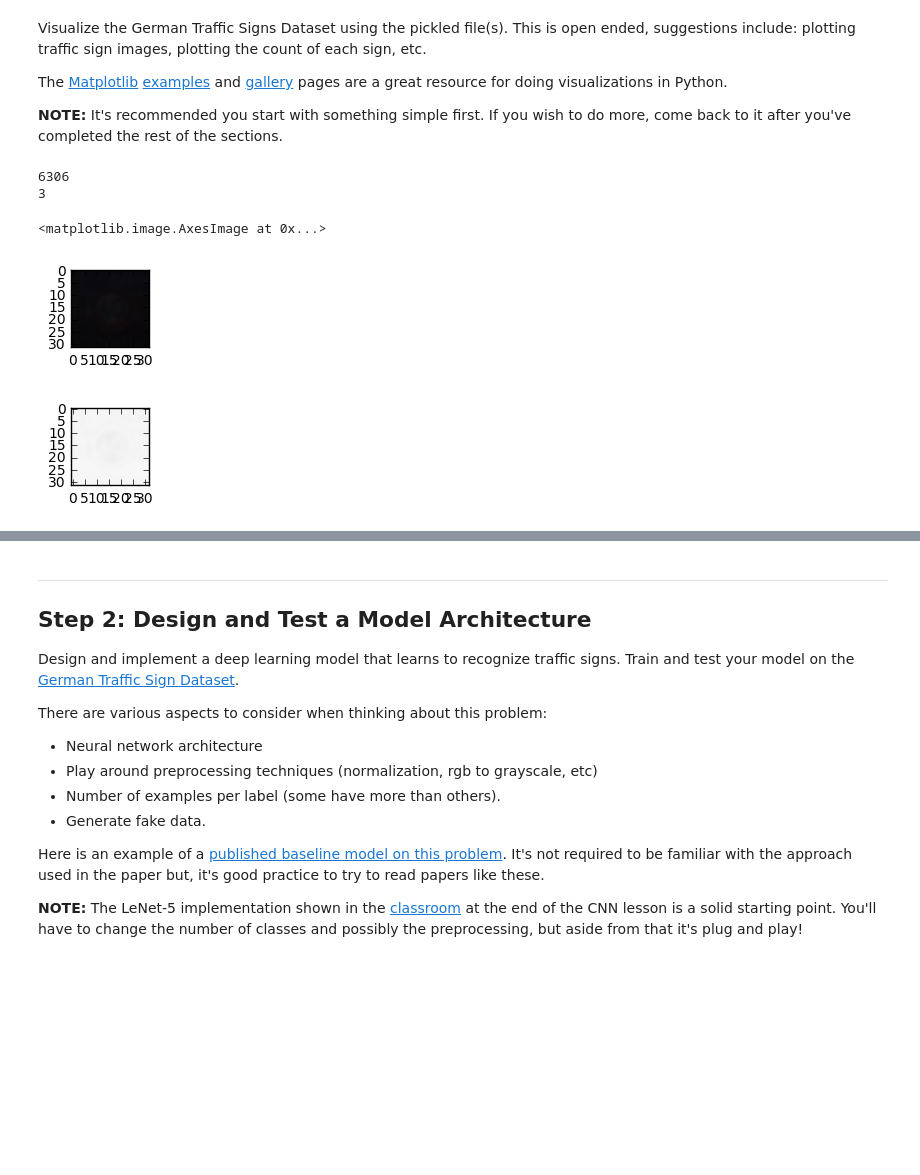
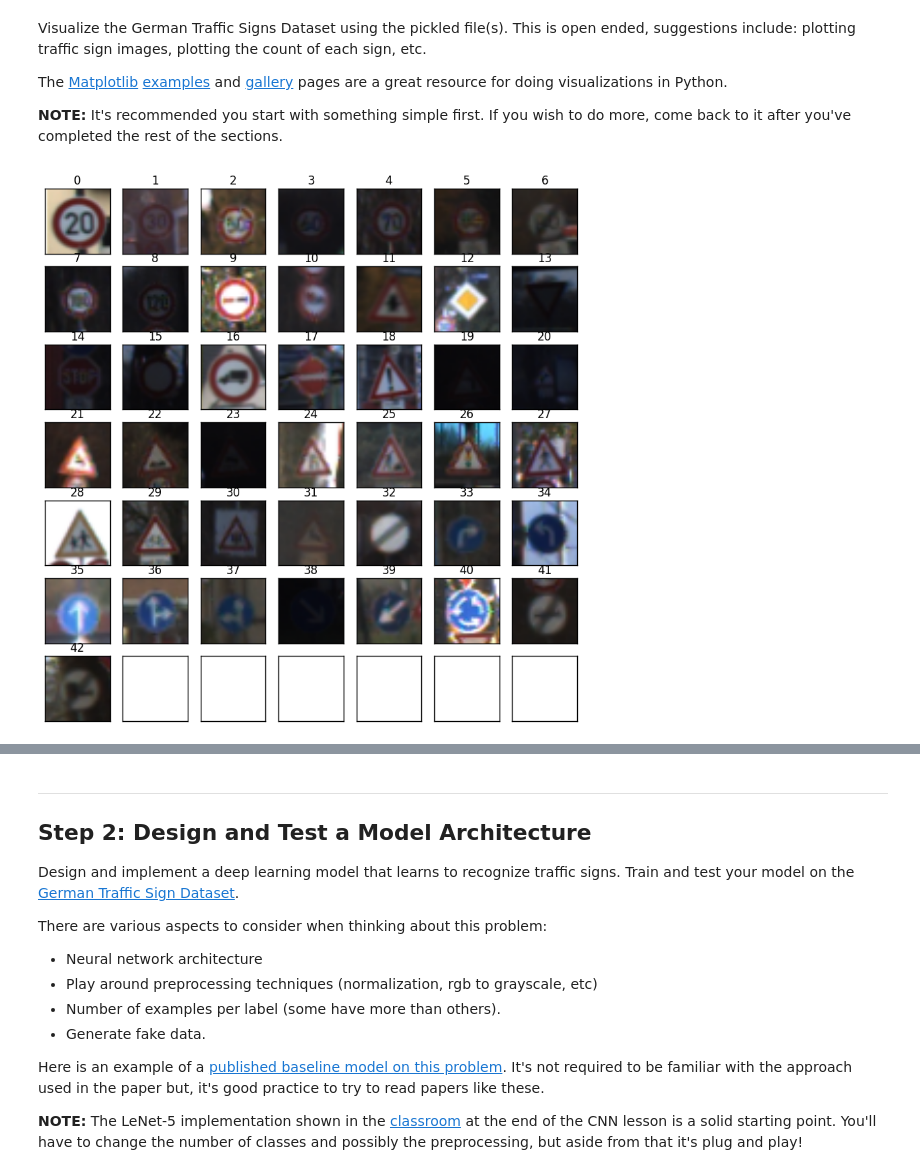
Before and after one commit to chandrusuresh/CarND-Traffic-Sign-Classifier-Project, a Jupyter notebook: Traffic_Sign_Classifier.ipynb, the cells around one changed output, grey strips where cells are left out. Cells and saved outputs as stored; diff of their text form; code cells hidden in the pictures; blank space fills up the shorter version.

```diff
--- a/Traffic_Sign_Classifier.ipynb
+++ b/Traffic_Sign_Classifier.ipynb
@@ -91,42 +91,32 @@ Visualize the German Traffic Signs Dataset using the pickled file(s). This is op
 The [Matplotlib](http://matplotlib.org/) [examples](http://matplotlib.org/examples/index.html) and [gallery](http://matplotlib.org/gallery.html) pages are a great resource for doing visualizations in Python.
 
 **NOTE:** It's recommended you start with something simple first. If you wish to do more, come back to it after you've completed the rest of the sections.
-# %%
-### Data exploration visualization code goes here.
-### Feel free to use as many code cells as needed.
-import matplotlib.pyplot as plt
-# Visualizations will be shown in the notebook.
-%matplotlib inline
-import random
-
-index = random.randint(0, len(X_train))
-index = 6306# 30669#, 6306
-print(index)
-image = X_train[index]#.squeeze()
-
-plt.figure(figsize=(1,1))
-plt.imshow(image)#, cmap="gray")
-print(y_train[index])
-
-img = np.zeros(np.shape(X_train))
-
-import cv2
-for i in range(np.size(X_train,0)):
-    img[i,:,:,:] = cv2.cvtColor( X_train[i,:,:,:], cv2.COLOR_RGB2GRAY ).reshape((np.size(X_train,1),np.size(X_train,2),1))
-
-plt.figure(figsize=(1,1))
-plt.imshow(img[index,:,:,:])
-
-# norm_image = cv2.normalize(img[index,:,:,:], alpha=-1, beta=1, norm_type=cv2.NORM_MINMAX, dtype=cv2.CV_32F)
-# print("Min & max of gray image is: ", np.min(img[index,:,:,:],axis=2), np.max(img[index,:,:,:],axis=2))
-# gray_img = img[index,:,:,:].astype(float)
-# norm_image = np.zeros(np.shape(gray_img))
-# cv2.normalize(gray_img,norm_image, alpha=0, beta=1, norm_type=cv2.NORM_MINMAX, dtype=cv2.CV_32F)
-# plt.figure(figsize=(1,1))
-# plt.imshow(norm_image)
-# %% [output]
-6306
-3
-<matplotlib.image.AxesImage at 0x...>
-[figure, removed]
-[figure, removed]
+# %%
+### Data exploration visualization code goes here.
+### Feel free to use as many code cells as needed.
+import matplotlib.pyplot as plt
+# Visualizations will be shown in the notebook.
+%matplotlib inline
+
+x = []
+nRows = 7
+nCols = int(np.ceil(n_classes/nRows))
+f, axarr = plt.subplots(7,7,figsize=(10, 10))
+plotted = []
+for i in range(len(y_train)):
+    if not y_train[i] in plotted:
+        c = int(np.mod(y_train[i],nRows))
+        r = int(np.floor(y_train[i]/nRows))
+        axarr[r,c].imshow(X_train[i])#, cmap="gray")
+        axarr[r,c].set_xticks([])
+        axarr[r,c].set_yticks([])
+        axarr[r,c].set_title(y_train[i])
+        plotted.append(y_train[i])
+
+        if len(plotted) == n_classes:
+            for c in range(1,nRows):
+                axarr[6,c].set_xticks([])
+                axarr[6,c].set_yticks([])
+            break
+# %% [output]
+[figure, added]
```
Also changed, not shown: parts of 18 cells of this notebook, 26 other files.
